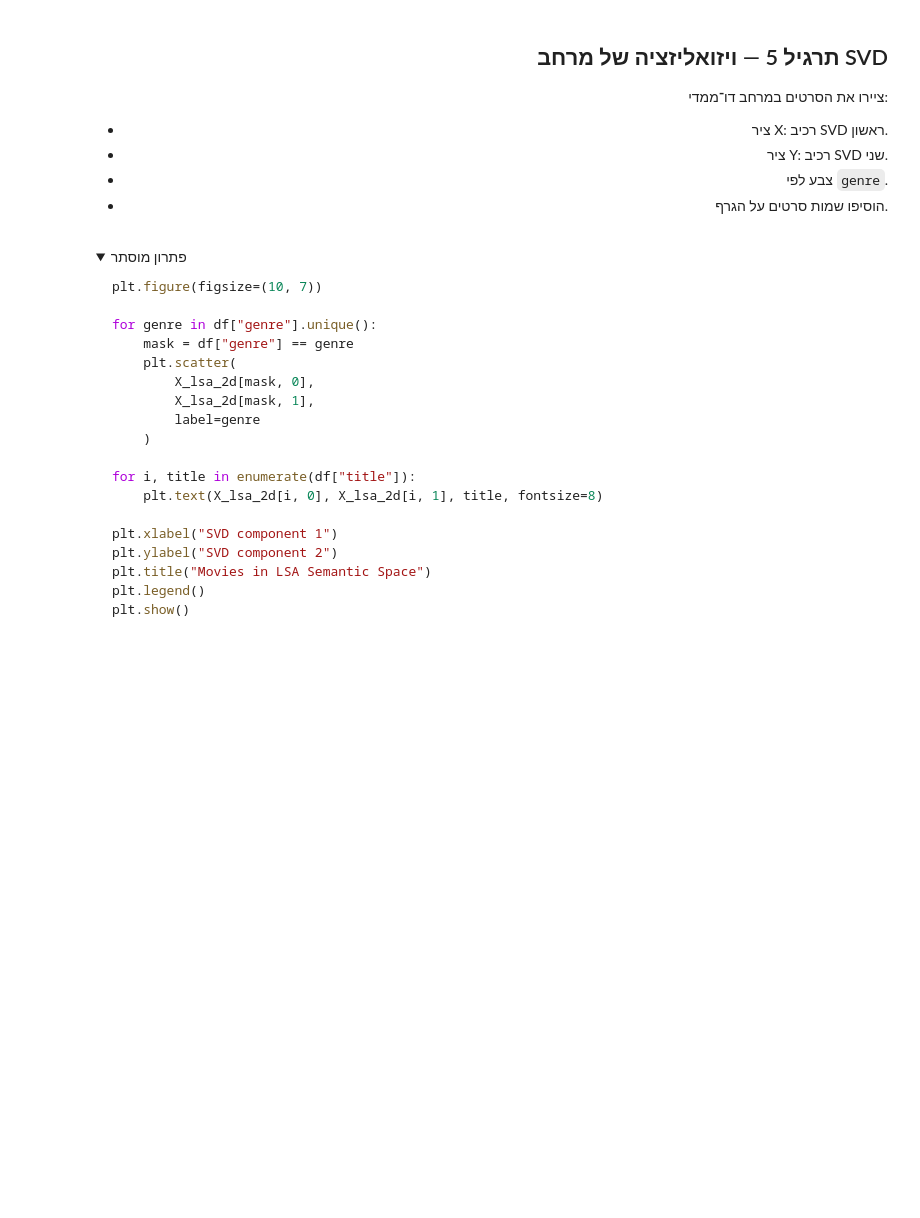
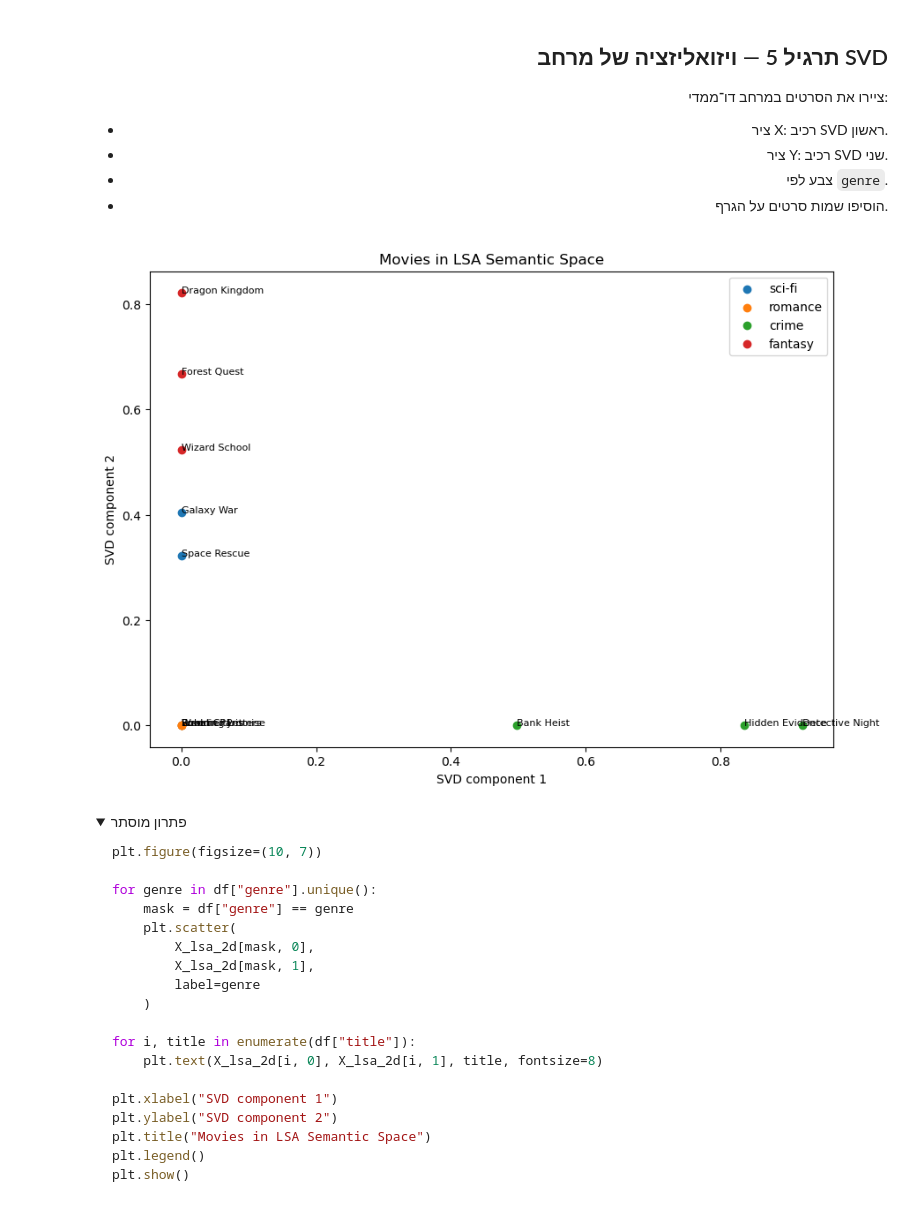
Before and after one commit to yahavLer/python-ai-engineer, a Jupyter notebook: tirgul/class9.ipynb, the cells around one changed output. Saved outputs shown, nothing was run; the diff lists cells and outputs as text; code cells hidden in the pictures; folded sections open; blank space fills up the shorter version.

```diff
--- a/tirgul/class9.ipynb
+++ b/tirgul/class9.ipynb
@@ -545,25 +545,23 @@ Explained variance ratio: [0.13175447 0.09945063]
 
 </div>
 # %%
-# TODO:
-# plt.figure(figsize=(10, 7))
-
-# for genre in df["genre"].unique():
-#     mask = df["genre"] == genre
-#     plt.scatter(
-#         X_lsa_2d[mask, 0],
-#         X_lsa_2d[mask, 1],
-#         label=genre
-#     )
-
-# for i, title in enumerate(df["title"]):
-#     plt.text(X_lsa_2d[i, 0], X_lsa_2d[i, 1], title, fontsize=8)
-
-# plt.xlabel("SVD component 1")
-# plt.ylabel("SVD component 2")
-# plt.title("Movies in LSA Semantic Space")
-# plt.legend()
-# plt.show()
+plt.figure(figsize=(10, 7))
+for genre in df["genre"].unique():
+    mask = df["genre"] == genre
+    plt.scatter(
+        X_lsa_2d[mask, 0],
+        X_lsa_2d[mask, 1],
+        label=genre
+    )
+for i, title in enumerate(df["title"]):
+    plt.text(X_lsa_2d[i, 0], X_lsa_2d[i, 1], title, fontsize=8)
+plt.xlabel("SVD component 1")
+plt.ylabel("SVD component 2")
+plt.title("Movies in LSA Semantic Space")
+plt.legend()
+plt.show()
+# %% [output]
+[figure, added]
 # %% [markdown]
 <details dir="rtl">
 <summary>פתרון מוסתר</summary>
```
Also changed, not shown: parts of 11 cells of this notebook.
